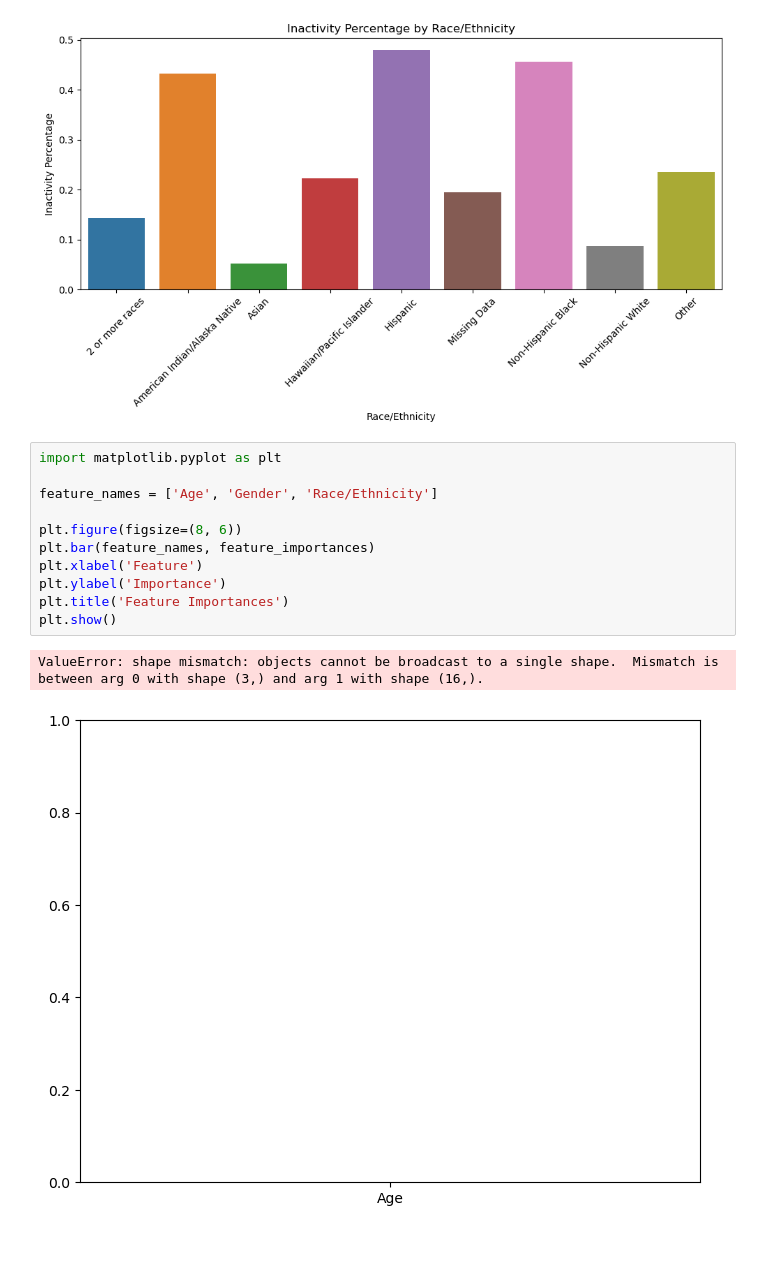
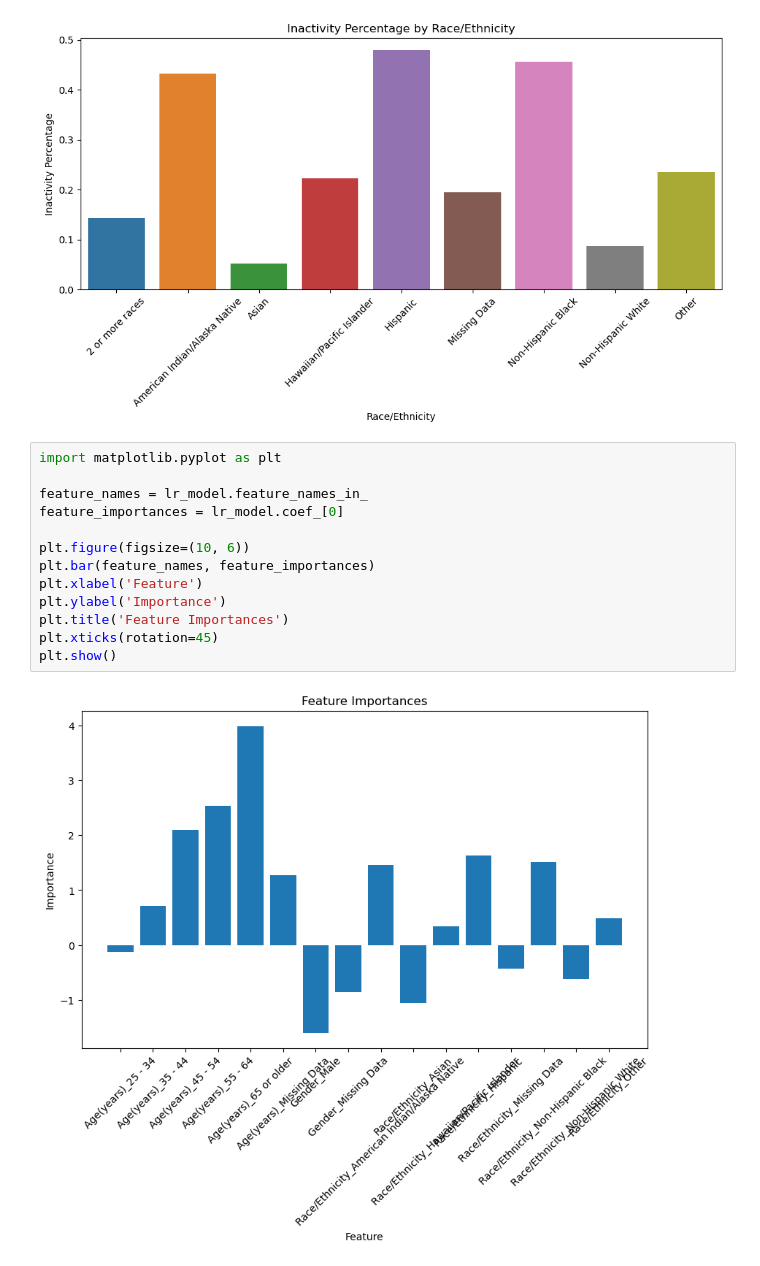
Before and after one commit to rafaymk02/Obesity-Factors-Analysis-US-, a Jupyter notebook: Dataset2_ML.ipynb, the cells around one changed output. Cells and saved outputs as stored; diff of their text form.

Commit message:
fixed visualization errors

```diff
--- a/Dataset2_ML.ipynb
+++ b/Dataset2_ML.ipynb
@@ -268,14 +268,15 @@ plt.show()
 # %%
 import matplotlib.pyplot as plt
 
-feature_names = ['Age', 'Gender', 'Race/Ethnicity']
+feature_names = lr_model.feature_names_in_
+feature_importances = lr_model.coef_[0]
 
-plt.figure(figsize=(8, 6))
+plt.figure(figsize=(10, 6))
 plt.bar(feature_names, feature_importances)
 plt.xlabel('Feature')
 plt.ylabel('Importance')
 plt.title('Feature Importances')
+plt.xticks(rotation=45)
 plt.show()
 # %% [output]
-ValueError: shape mismatch: objects cannot be broadcast to a single shape.  Mismatch is between arg 0 with shape (3,) and arg 1 with shape (16,).
-[figure, old version]
+[figure, new version]
```
Also changed, not shown: parts of 10 cells of this notebook.
